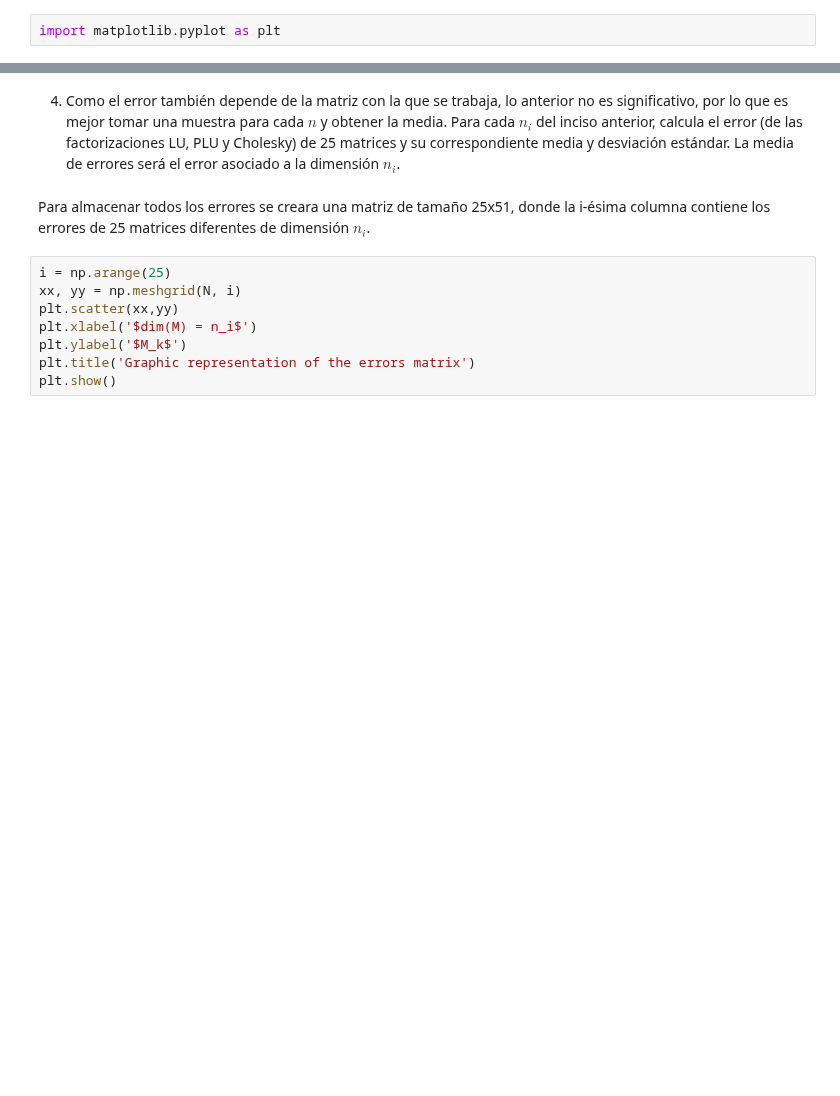
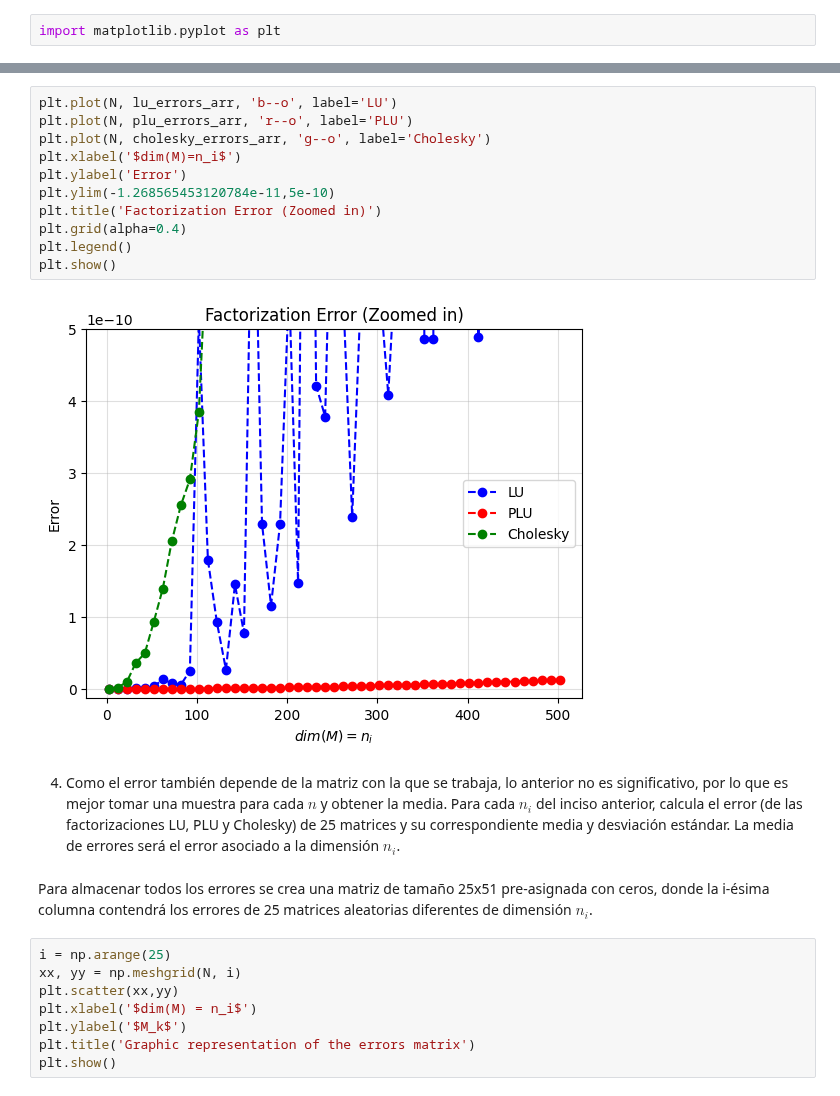
Before and after one commit to emilianodesu/LCD-5Sem-2025-1, a Jupyter notebook: MMCCD/Emiliano_Mendoza_T1.ipynb, the cells around one changed output, grey strips where cells are left out. Drawn from its saved outputs; the diff is of its cells as text; blank space fills up the shorter version.

```diff
--- a/MMCCD/Emiliano_Mendoza_T1.ipynb
+++ b/MMCCD/Emiliano_Mendoza_T1.ipynb
@@ -289,7 +281,20 @@ plt.show()
+# %%
+plt.plot(N, lu_errors_arr, 'b--o', label='LU')
+plt.plot(N, plu_errors_arr, 'r--o', label='PLU')
+plt.plot(N, cholesky_errors_arr, 'g--o', label='Cholesky')
+plt.xlabel('$dim(M)=n_i$')
+plt.ylabel('Error')
+plt.ylim(-1.268565453120784e-11,5e-10)
+plt.title('Factorization Error (Zoomed in)')
+plt.grid(alpha=0.4)
+plt.legend()
+plt.show()
+# %% [output]
+[figure, added]
 # %% [markdown]
 4. Como el error también depende de la matriz con la que se trabaja, lo anterior no es significativo, por lo que es mejor tomar una muestra para cada $n$ y obtener la media. Para cada $n_i$ del inciso anterior, calcula el error (de las factorizaciones LU, PLU y Cholesky) de 25 matrices y su correspondiente media y desviación estándar. La media de errores será el error asociado a la dimensión $n_i$.
 # %% [markdown]
-Para almacenar todos los errores se creara una matriz de tamaño 25x51, donde la i-ésima columna contiene los errores de 25 matrices diferentes de dimensión $n_i$.
+Para almacenar todos los errores se crea una matriz de tamaño 25x51 pre-asignada con ceros, donde la i-ésima columna contendrá los errores de 25 matrices aleatorias diferentes de dimensión $n_i$.
 # %%
 i = np.arange(25)
 xx, yy = np.meshgrid(N, i)
```
Also changed, not shown: parts of 66 cells of this notebook.
